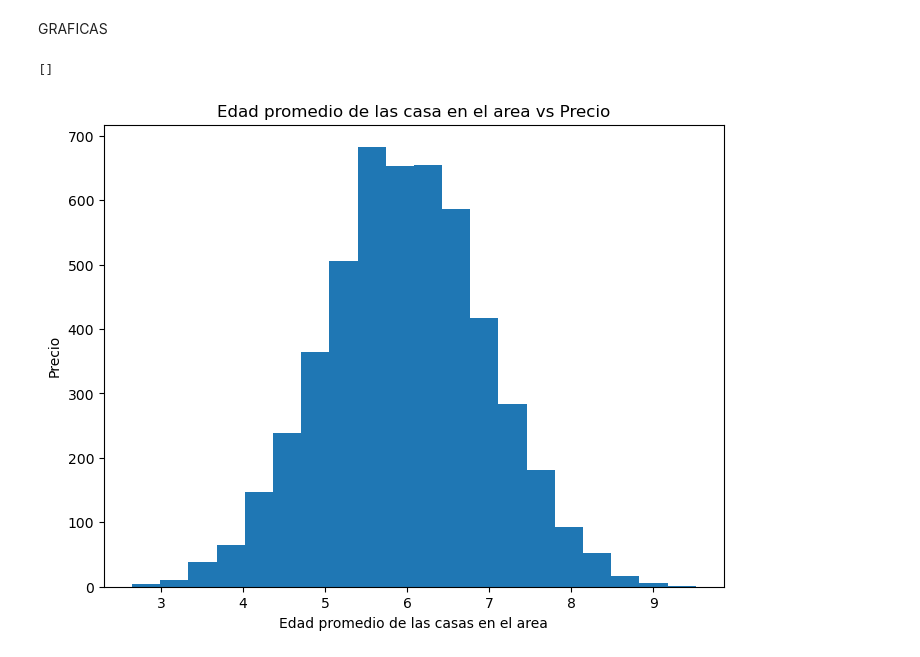
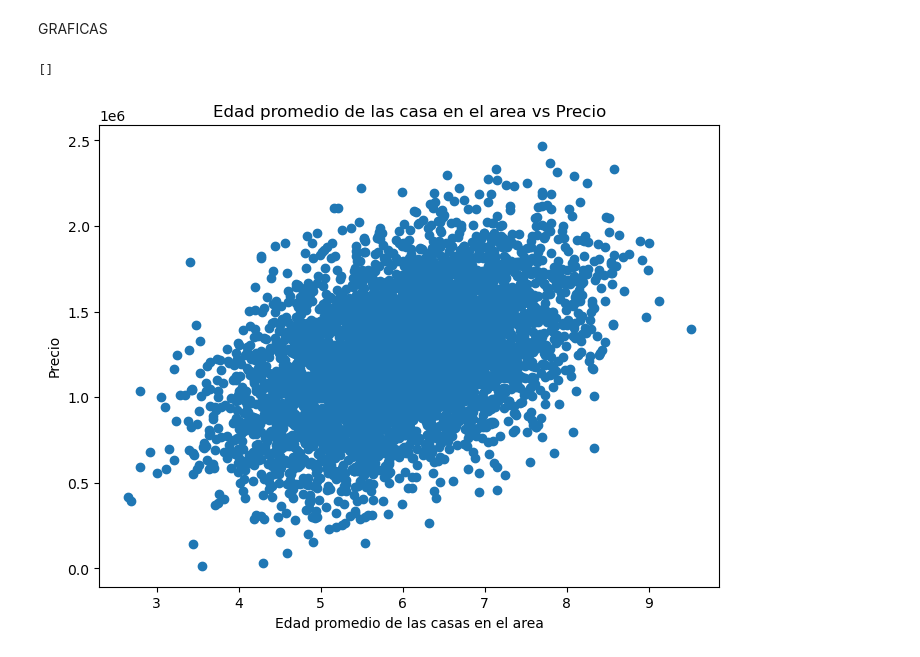
Before and after one commit to Asierjunquera1/USA_Housing, a Jupyter notebook: usa_housing.ipynb, the cells around one changed output. Saved outputs shown, nothing was run; the diff lists cells and outputs as text; code cells hidden in the pictures.

```diff
--- a/usa_housing.ipynb
+++ b/usa_housing.ipynb
@@ -39,11 +39,11 @@ No hay datos nulos ni repetidos
 GRAFICAS
 # %%
 plt.figure(figsize=(8, 6))
-plt.hist(df["Avg. Area House Age"], bins=20)
+plt.scatter(df["Avg. Area House Age"], df["Price"])
 plt.xlabel("Edad promedio de las casas en el area")
 plt.ylabel("Precio")
 plt.title("Edad promedio de las casa en el area vs Precio")
 plt.plot()
 # %% [output]
 []
-[figure, old version]
+[figure, new version]
```
